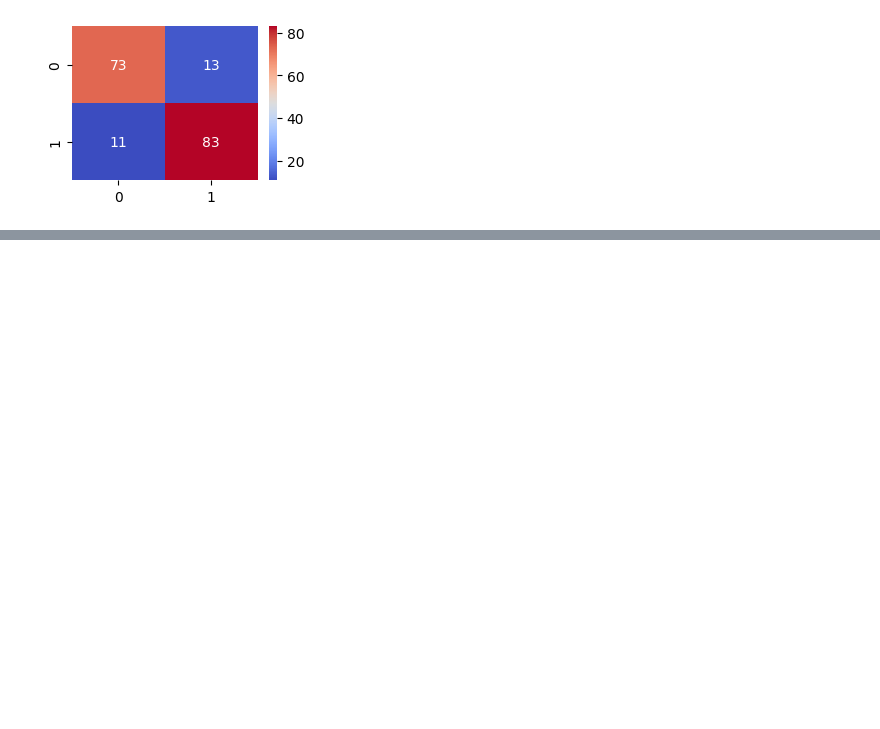
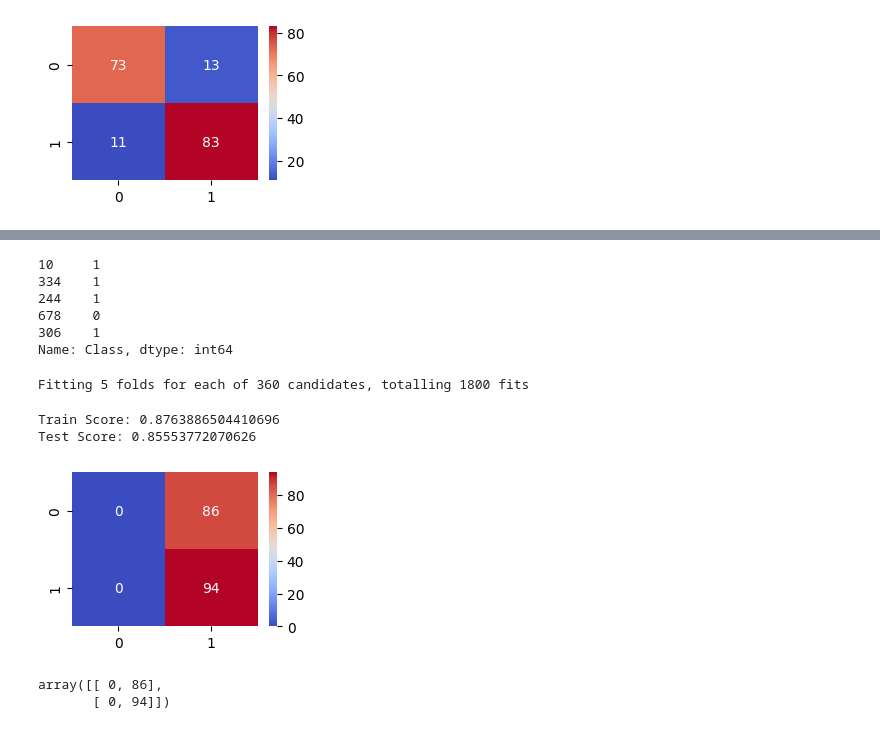
Before and after one commit to Md-Maruf-1727/Raisin-detection-using-naive-bayes, a Jupyter notebook: model_training.ipynb, the cells around one changed output, grey strips where cells are left out. Cells and saved outputs as stored; diff of their text form; code cells hidden in the pictures; blank space fills up the shorter version.

```diff
--- a/model_training.ipynb
+++ b/model_training.ipynb
@@ -129,0 +204,9 @@ Acuuracy Score: 0.85
+# %%
+ytrain.head()
+# %% [output]
+10     1
+334    1
+244    1
+678    0
+306    1
+Name: Class, dtype: int64
@@ -129,0 +219,41 @@ Acuuracy Score: 0.85
+# %%
+param_grid_d = {
+    'criterion' : ['gini', 'entropy'],
+    'max_depth' : [None, 3, 5, 7, 10],
+    'min_samples_split': [5, 10, 20],
+    'min_samples_leaf': [2, 5, 10],
+    'ccp_alpha': [0.0, 0.001, 0.01, 1]
+}
+# %%
+grid_dect = GridSearchCV(
+    estimator = dect,
+    param_grid = param_grid_d,
+    n_jobs=-1,
+    cv= 5,
+    scoring='f1_macro',
+    verbose=1
+)
+# %%
+decision_model = grid_dect.fit(x_train, y_train)
+# %% [output]
+Fitting 5 folds for each of 360 candidates, totalling 1800 fits
+# %%
+print(f'Train Score: {decision_model.score(x_train, y_train)}')
+print(f'Test Score: {decision_model.score(x_test, y_test)}')
+# %% [output]
+Train Score: 0.8763886504410696
+Test Score: 0.85553772070626
+# %%
+pred_dect = decision_model.predict(xtest)
+# %%
+cm_dect = confusion_matrix(y_test, pred_dect)
+plt.figure(figsize=(3,2))
+sns.heatmap(cm_dect, annot=True, cmap='coolwarm')
+plt.show()
+# %% [output]
+[figure, added]
+# %%
+cm_dect
+# %% [output]
+array([[ 0, 86],
+       [ 0, 94]])
```
Also changed, not shown: parts of 21 cells of this notebook.
